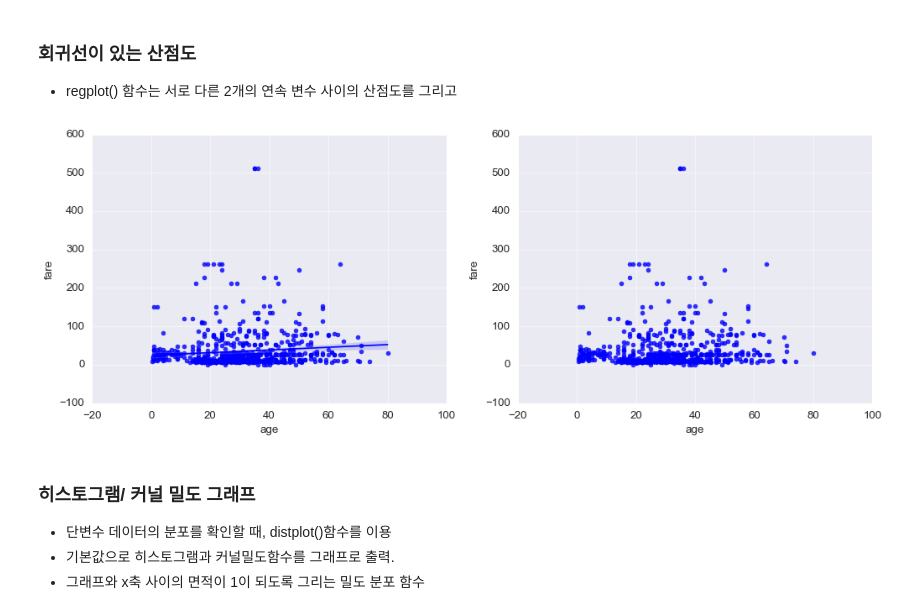
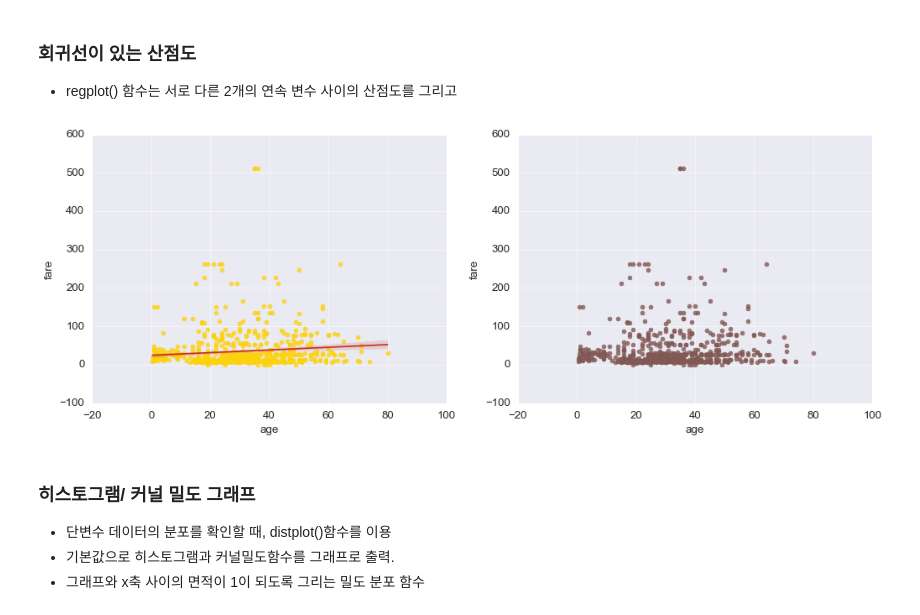
Before and after one commit to UICHANLEE/2023_DataScience, a Jupyter notebook: 판다스/4장 시각화 도구.ipynb, the cells around one changed output. Cells and saved outputs as stored; diff of their text form; code cells hidden in the pictures.

```diff
--- a/판다스/4장 시각화 도구.ipynb
+++ b/판다스/4장 시각화 도구.ipynb
@@ -823,25 +823,28 @@ memory usage: 80.7+ KB
 # %%
 # 회귀선이 있는 산점도
 sns.set_style('darkgrid')
 fig = plt.figure(figsize = (15, 5))
 ax1 = fig.add_subplot(1, 2, 1)
 ax2 = fig.add_subplot(1, 2, 2)
 
 sns.regplot(x = 'age',
            y = 'fare',
            data = titanic,
+            line_kws = {'color' : '#c72d1b'},
+            scatter_kws = {'color' : '#FDD20E'},
            ax = ax1,
            fit_reg = True)
 
 sns.regplot(x = 'age',
            y = 'fare',
            data = titanic,
+           scatter_kws = {'color' : '#815854'},
            ax = ax2,
            fit_reg = False)
 
 plt.show()
 # %% [output]
-[figure, old version]
+[figure, new version]
 # %% [markdown]
 ### 히스토그램/ 커널 밀도 그래프
 - 단변수 데이터의 분포를 확인할 때, distplot()함수를 이용
```
Also changed, not shown: parts of 47 cells of this notebook, 1 other file.
